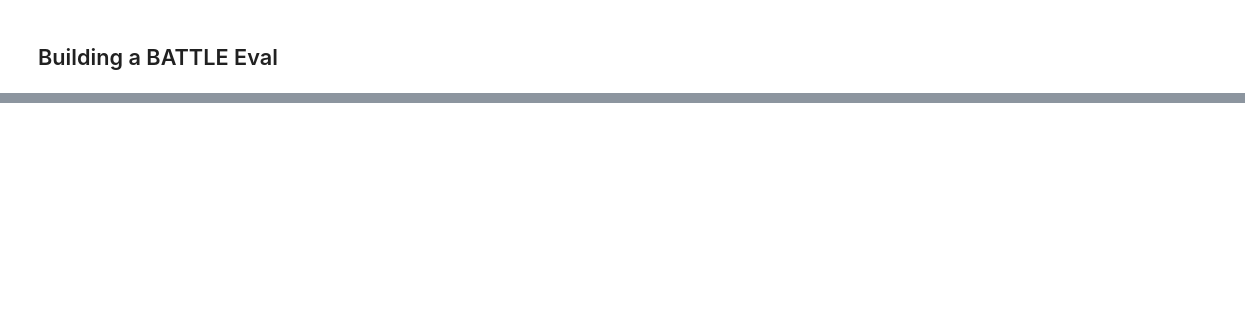
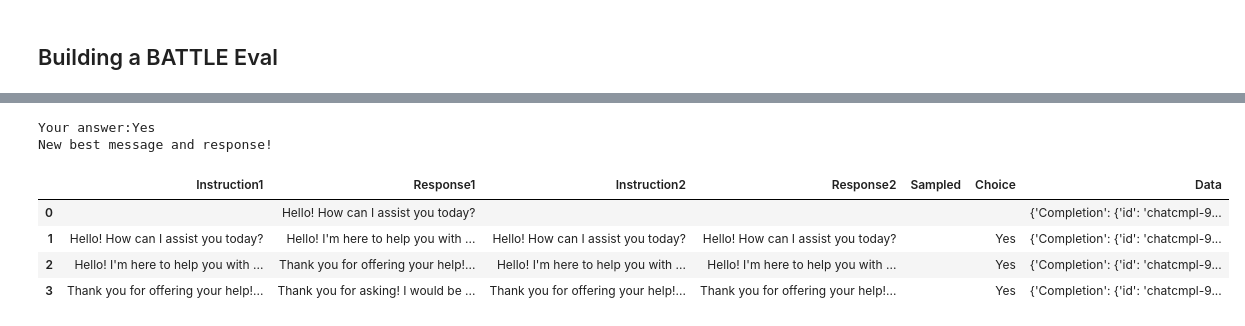
Before and after one commit to OpenAIRes/evals, a Jupyter notebook: examples/battle.ipynb, the cells around one changed output, grey strips where cells are left out. Saved outputs shown, nothing was run; the diff lists cells and outputs as text; code cells hidden in the pictures; blank space fills up the shorter version.

Commit message:
Add and test function continue_chat

```diff
--- a/examples/battle.ipynb
+++ b/examples/battle.ipynb
@@ -234,5 +280,5 @@ def transform_roles(chat,assistant_transform_type = "user-assistant"):
 # %%
-def user_choice_prompt(candidate_messages,message_in_candidate_messages,dataset, generation_distance, roles, battles_generation,num_few_shot):
+def user_choice_prompt_old(candidate_messages,message_in_candidate_messages,dataset, generation_distance, roles, battles_generation,num_few_shot):
 
     prompt = "You are comparing two responses to the following two instructions."
 
@@ -278,5 +324,12 @@ def user_choice_prompt(candidate_messages,message_in_candidate_messages,dataset,
     display_markdown(prompt, raw=True)
     return data,candidate_messages,message_in_candidate_messages,generation_distance
 # %%
-if choices == "user":
-    data,candidate_messages,message_in_candidate_messages,generation_distance = user_choice_prompt(candidate_messages,message_in_candidate_messages,dataset,generation_distance,roles,battles_generation,num_few_shot)
+"""if choices == "user":
+    data,candidate_messages,message_in_candidate_messages,generation_distance = user_choice_prompt_old(
+        candidate_messages,
+        message_in_candidate_messages,
+        dataset,
+        generation_distance,
+        roles,
+        battles_generation,
+        num_few_shot)"""
@@ -282,0 +349,9 @@ if choices == "user":
+# %%
+def improve_chat(n, dataset_path):
+    with open(dataset_path, "r") as f:
+        dataset = pd.read_json(f, lines=True)
+    candidate_message = dataset.iloc[n]["Data"]["Full message"]
+    last_response = dataset.iloc[n]["Response1"]
+    parent = dataset.iloc[n]["Data"]["Parent"]
+    data = user_choice_prompt(candidate_message,parent,candidate_message,last_response)[0]
+    return data
@@ -282,0 +363,3 @@ if choices == "user":
+# %%
+n = 0
+data = improve_chat(n,dataset_path)
@@ -282,0 +398,23 @@ if choices == "user":
+# %%
+choice = "No"
+choice = "Yes"
+data.at[0, "Choice"] = choice
+print(f"Your answer:{choice}")
+if choice == "Yes":
+    print(f"New best message and response!")
+    if battles_generation == "dense":
+        generation_distance = 0
+dataset = pd.concat([dataset, data],ignore_index=True)
+dataset.to_json(os.path.join(df_path, "dataset"), lines=True, orient="records")
+#data,candidate_messages,message_in_candidate_messages,generation_distance = user_choice_prompt_old(candidate_messages,message_in_candidate_messages,dataset,generation_distance,roles,battles_generation,num_few_shot)
+# %% [output]
+Your answer:Yes
+New best message and response!
+# %%
+dataset#["Data"].iloc[2]
+# %% [output]
+|  | Instruction1 | Response1 | Instruction2 | Response2 | Sampled | Choice | Data |
+| 0 |  | Hello! How can I assist you today? |  |  |  |  | {'Completion': {'id': 'chatcmpl-9... |
+| 1 | Hello! How can I assist you today? | Hello! I'm here to help you with ... | Hello! How can I assist you today? | Hello! How can I assist you today? |  | Yes | {'Completion': {'id': 'chatcmpl-9... |
+| 2 | Hello! I'm here to help you with ... | Thank you for offering your help!... | Hello! I'm here to help you with ... | Hello! I'm here to help you with ... |  | Yes | {'Completion': {'id': 'chatcmpl-9... |
+| 3 | Thank you for offering your help!... | Thank you for asking! I would be ... | Thank you for offering your help!... | Thank you for offering your help!... |  | Yes | {'Completion': {'id': 'chatcmpl-9... |
```
Also changed, not shown: parts of 33 cells of this notebook, 1 other file.
